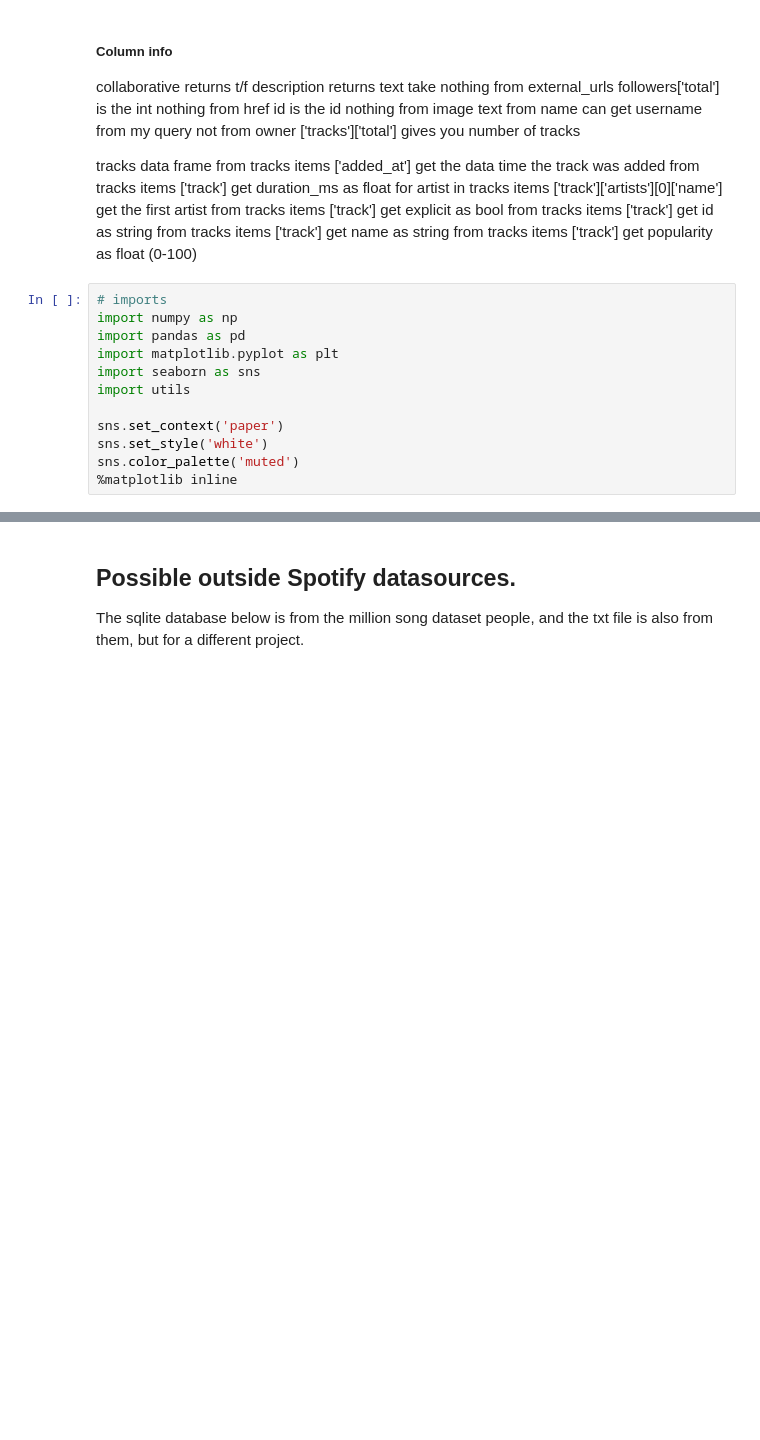
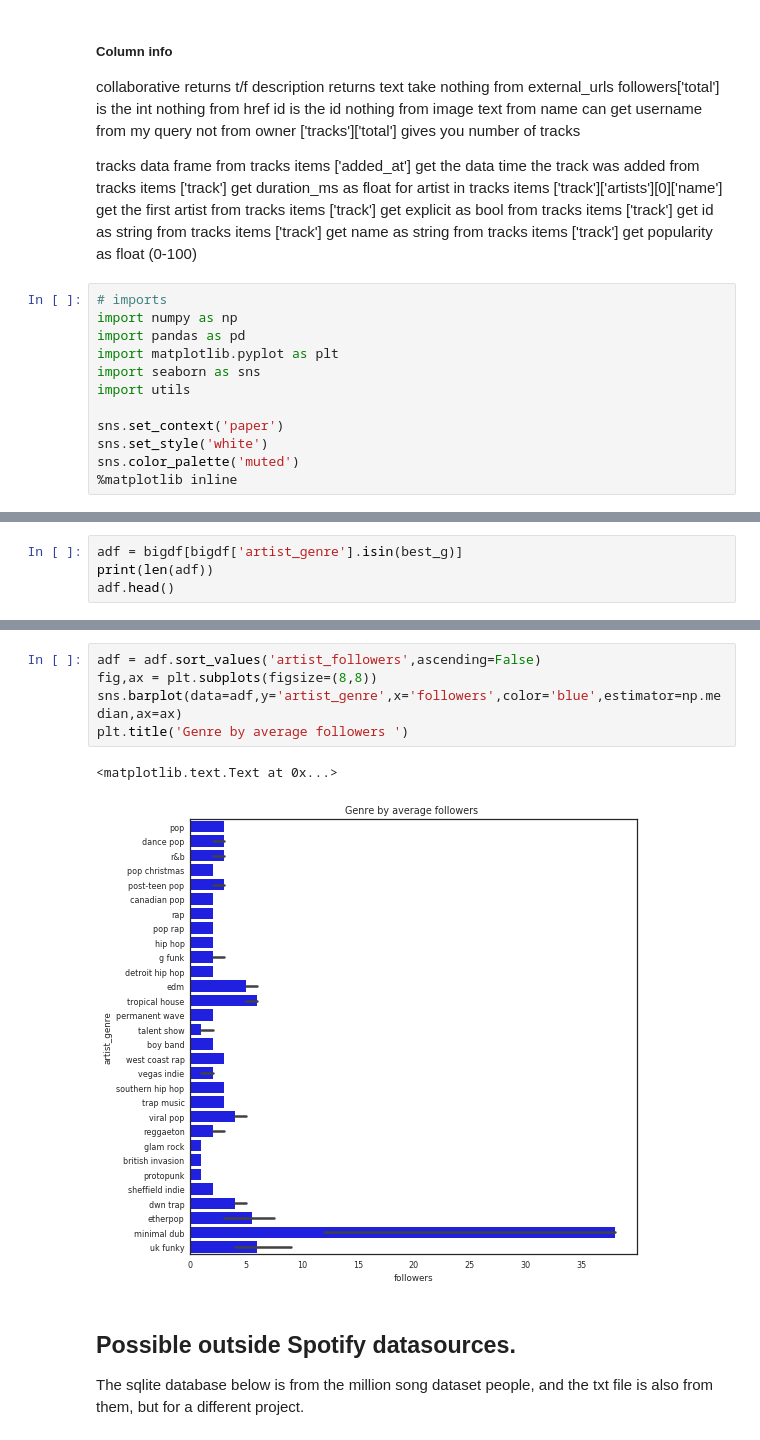
Before and after one commit to ac209-project/ac209-project, a Jupyter notebook: users_playground.ipynb, the cells around one changed output, grey strips where cells are left out. Cells and saved outputs as stored; diff of their text form; blank space fills up the shorter version.

```diff
--- a/users_playground.ipynb
+++ b/users_playground.ipynb
@@ -60,0 +94,4 @@ ad.head()
+# %%
+adf = bigdf[bigdf['artist_genre'].isin(best_g)]
+print(len(adf))
+adf.head()
@@ -61,3 +106,11 @@ ad.head()
+# %%
+adf = adf.sort_values('artist_followers',ascending=False)
+fig,ax = plt.subplots(figsize=(8,8))
+sns.barplot(data=adf,y='artist_genre',x='followers',color='blue',estimator=np.median,ax=ax)
+plt.title('Genre by average followers ')
+# %% [output]
+<matplotlib.text.Text at 0x...>
+[figure, added]
 # %% [markdown]
 ## Possible outside Spotify datasources.
 
```
Also changed, not shown: parts of 10 cells of this notebook, 2 other files.
